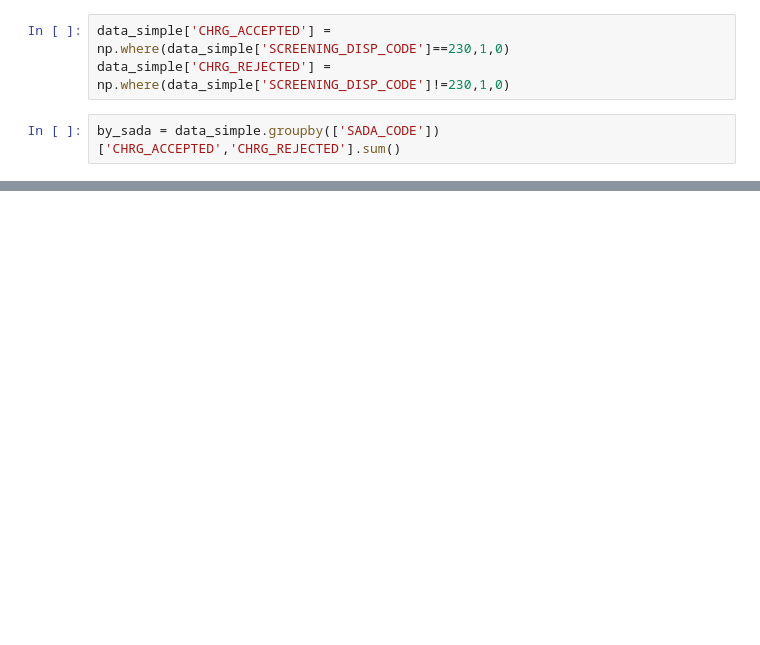
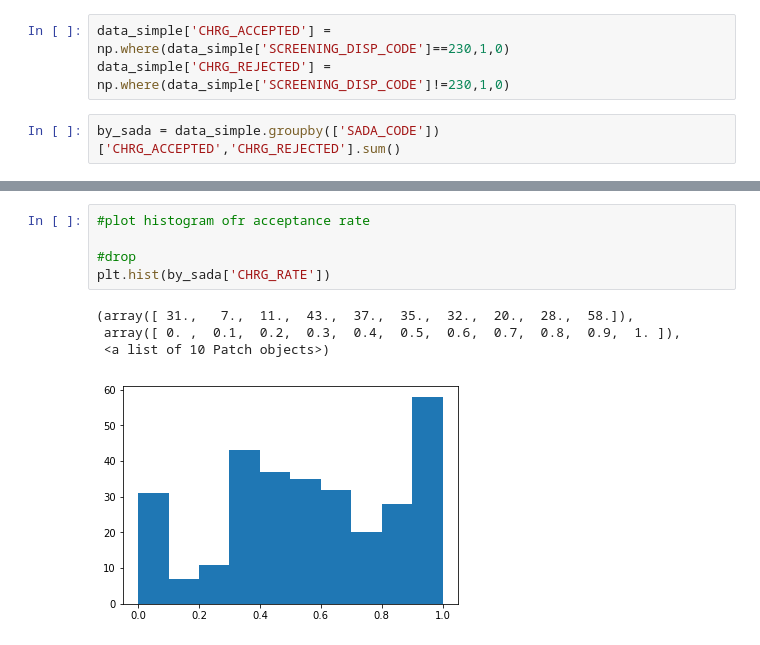
Before and after one commit to da1933/NODA, a Jupyter notebook: Summary Statistics.ipynb, the cells around one changed output, grey strips where cells are left out. Saved outputs shown, nothing was run; the diff lists cells and outputs as text; blank space fills up the shorter version.

```diff
--- a/Summary Statistics.ipynb
+++ b/Summary Statistics.ipynb
@@ -79,0 +102,10 @@ by_sada
+# %%
+#plot histogram ofr acceptance rate
+
+#drop
+plt.hist(by_sada['CHRG_RATE'])
+# %% [output]
+(array([ 31.,   7.,  11.,  43.,  37.,  35.,  32.,  20.,  28.,  58.]),
+ array([ 0. ,  0.1,  0.2,  0.3,  0.4,  0.5,  0.6,  0.7,  0.8,  0.9,  1. ]),
+ <a list of 10 Patch objects>)
+[figure, added]
```
Also changed, not shown: parts of 14 cells of this notebook.
